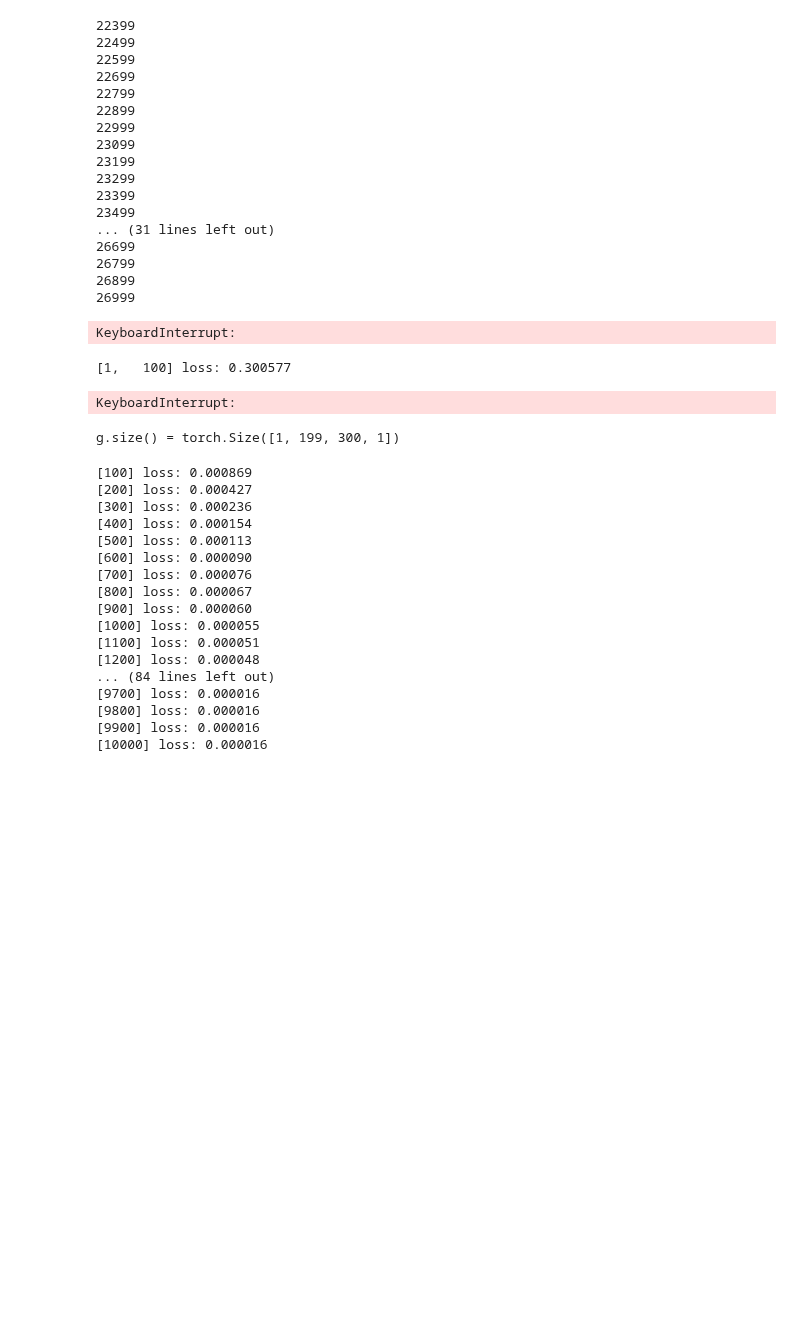
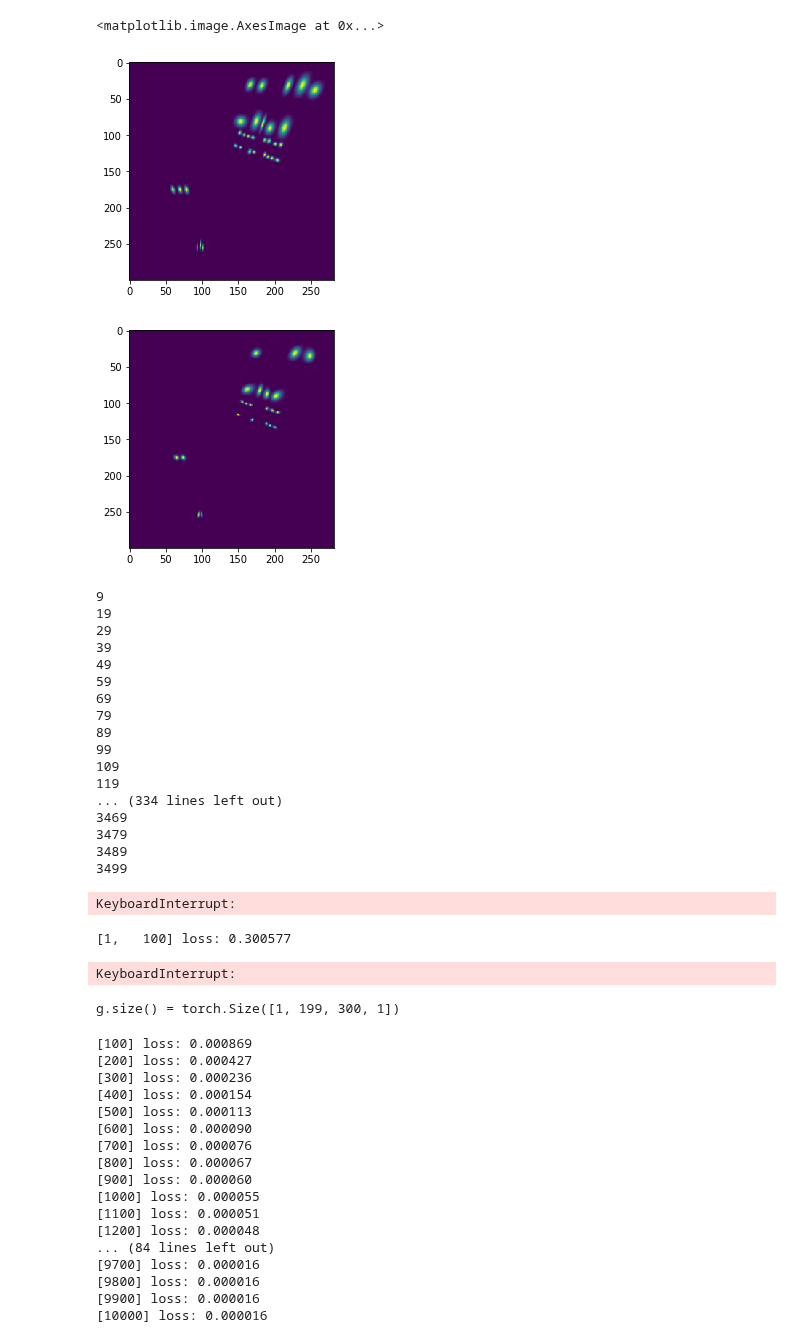
Before and after one commit to aerjayc/asstr, a Jupyter notebook: train_detector.ipynb, the cells around one changed output. Drawn from its saved outputs; the diff is of its cells as text; code cells hidden in the pictures; blank space fills up the shorter version.

```diff
--- a/train_detector.ipynb
+++ b/train_detector.ipynb
@@ -31,7 +31,7 @@ class SynthCharMapDataset(Dataset):
 
     def __init__(self, gt_path, img_dir, color_flag=1, #transform=None,
                  character_map=True, affinity_map=True, direction_map=True,
-                 begin=0):
+                 begin=0, cuda=True):
         """
         Args:
             gt_path (string): Path to gt.mat file (GT file)
@@ -59,6 +59,11 @@ class SynthCharMapDataset(Dataset):
             self.begin = begin
             self.length -= begin
 
+        if cuda:
+            self.dtype = torch.cuda.FloatTensor
+        else:
+            self.dtype = torch.FloatTensor
+
     def __len__(self):
         return self.length
 
@@ -77,7 +82,7 @@ class SynthCharMapDataset(Dataset):
         imgpath = os.path.join(self.img_dir, imgname)
         synthetic_image = cv2.imread(imgpath, self.color_flag)# HWC
         image_shape = synthetic_image.shape[0:2]
-        synthetic_image = torch.from_numpy(synthetic_image).float().cuda().permute(2,0,1)# CHW
+        synthetic_image = torch.from_numpy(synthetic_image).type(self.dtype).permute(2,0,1)# CHW
 
 
         char_map, aff_map = image_proc.genPseudoGT(charBBs, txts, image_shape,
@@ -105,7 +110,7 @@ class SynthCharMapDataset(Dataset):
 
         # resize to match feature map size
         # to match expectations of F.interpolate, we reshape to NCHW
-        gt = extendDim(torch.from_numpy(gt).float().cuda())
+        gt = extendDim(torch.from_numpy(gt).type(self.dtype))
         gt_resized = F.interpolate(gt, scale_factor=0.5)[0].permute(1,2,0)# HWC
 
         #synthetic_image = self.transform(synthetic_image)
@@ -113,37 +118,49 @@ class SynthCharMapDataset(Dataset):
 
         return synthetic_image, gt_resized
 # %%
-gt_path = "/home/eee198/Downloads/SynthText/gt_v7.3.mat"
-img_dir = "/home/eee198/Downloads/SynthText/images"
+gt_path = "/media/aerjay/Acer/Users/Aerjay/Downloads/SynthText/gt_v7.3.mat"#"/home/eee198/Downloads/SynthText/gt_v7.3.mat"
+img_dir = "/media/aerjay/Acer/Users/Aerjay/Downloads/SynthText/SynthText"#"/home/eee198/Downloads/SynthText/images"
 
-begin = 22399
+begin = 0#22399
 
 # remember requires_grad=True
-dataset = SynthCharMapDataset(gt_path, img_dir, affinity_map=False, direction_map=False, begin=begin)
+dataset = SynthCharMapDataset(gt_path, img_dir, affinity_map=True, direction_map=False,
+                              begin=begin, cuda=False)
 dataloader = DataLoader(dataset, batch_size=1, shuffle=True)
+# %%
+img, gt = dataset[800000]
+
+plt.figure()
+plt.imshow(gt.cpu().permute(2,0,1)[0])
+plt.figure()
+plt.imshow(gt.cpu().permute(2,0,1)[1])
+# %% [output]
+<matplotlib.image.AxesImage at 0x...>
+[figure, added]
+[figure, added]
 # %%
-T = 100
+T = 10
 for i, (img, target) in enumerate(dataset, begin):
     if i % T == T-1:
         print(i)
 # %% [output]
-22399
-22499
-22599
-22699
-22799
-22899
-22999
-23099
-23199
-23299
-23399
-23499
-... (31 lines left out)
-26699
-26799
-26899
-26999
+9
+19
+29
+39
+49
+59
+69
+79
+89
+99
+109
+119
+... (334 lines left out)
+3469
+3479
+3489
+3499
 KeyboardInterrupt:
 # %%
 # input: NCHW
```
Also changed, not shown: parts of 2 cells of this notebook, 2 other files.
